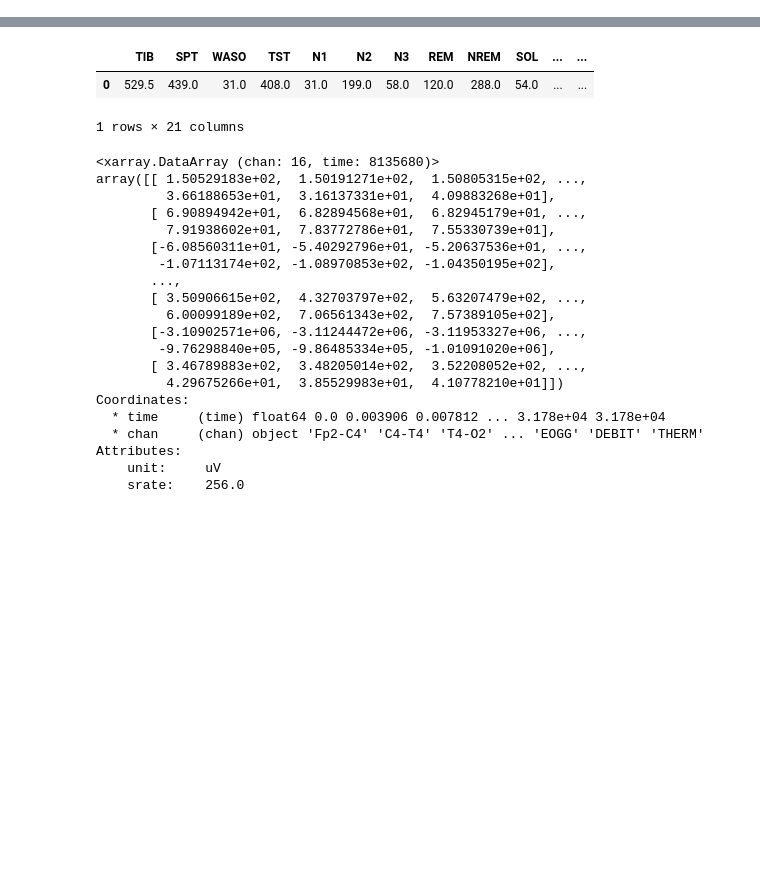
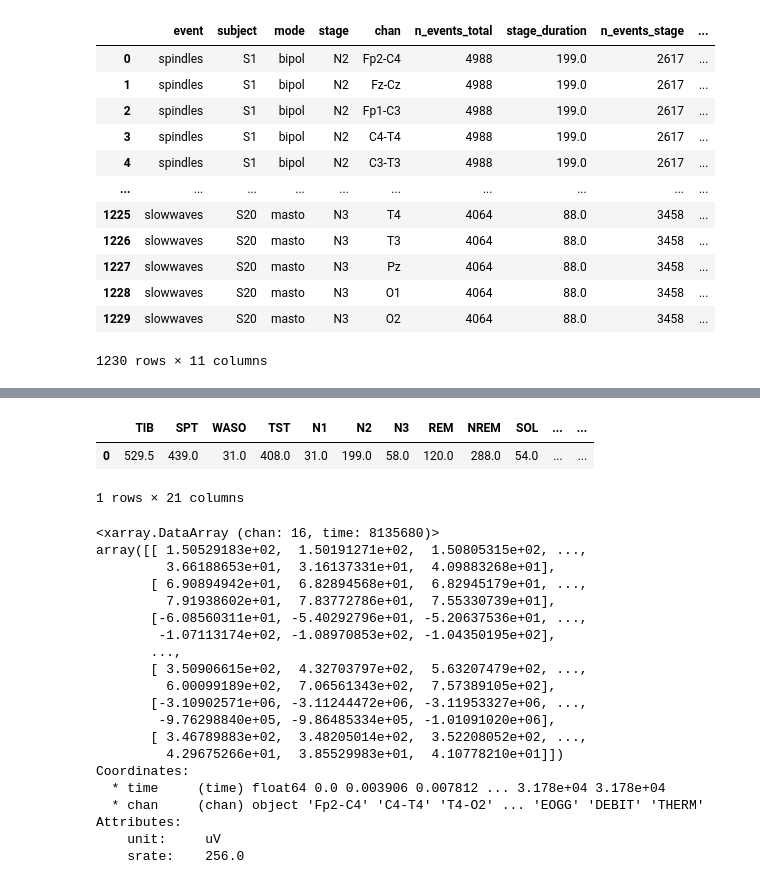
Before and after one commit to ValentinGhibaudo/Sleep_EEG_Respi, a Jupyter notebook: sandbox.ipynb, the cells around one changed output, grey strips where cells are left out. Cells and saved outputs as stored; diff of their text form; code cells hidden in the pictures; blank space fills up the shorter version.

Commit message:
commit pré slicing lights

```diff
--- a/sandbox.ipynb
+++ b/sandbox.ipynb
@@ -9,0 +16,12 @@ from params import *
+# %%
+rows = []
+for subject in subjects:
+    hypno_ia = pd.read_excel(f'../hypnos/hypno_{subject}.xlsx', index_col = 0)['str'].values
+    hypno_human = pd.read_csv(f'../autres/light_hypnos/Hypno{subject}.txt', sep = '\t', header = None)[2].values
+    if hypno_ia.size == hypno_human.size:
+        problem = '-'
+    else:
+        problem = 'MISMATCH'
+    rows.append([subject, hypno_ia.size, hypno_human.size, problem])
+hypnos = pd.DataFrame(rows, columns = ['sub','ia n epochs','human n epochs', 'problem ?'])
+hypnos.to_excel('../autres/mismatch_hypnogrammes.xlsx')
@@ -9,0 +48,3 @@ from params import *
+# %%
+def get_stage_duration(sleep_stats, subject, stage):
+    return sleep_stats.set_index('subject').loc[subject, stage]
@@ -9,0 +79,16 @@ from params import *
+# %%
+df_spindles_comparison
+# %% [output]
+|  | event | subject | mode | stage | chan | n_events_total | stage_duration | n_events_stage | ... |
+| 0 | spindles | S1 | bipol | N2 | Fp2-C4 | 4988 | 199.0 | 2617 | ... |
+| 1 | spindles | S1 | bipol | N2 | Fz-Cz | 4988 | 199.0 | 2617 | ... |
+| 2 | spindles | S1 | bipol | N2 | Fp1-C3 | 4988 | 199.0 | 2617 | ... |
+| 3 | spindles | S1 | bipol | N2 | C4-T4 | 4988 | 199.0 | 2617 | ... |
+| 4 | spindles | S1 | bipol | N2 | C3-T3 | 4988 | 199.0 | 2617 | ... |
+| ... | ... | ... | ... | ... | ... | ... | ... | ... | ... |
+| 1225 | slowwaves | S20 | masto | N3 | T4 | 4064 | 88.0 | 3458 | ... |
+| 1226 | slowwaves | S20 | masto | N3 | T3 | 4064 | 88.0 | 3458 | ... |
+| 1227 | slowwaves | S20 | masto | N3 | Pz | 4064 | 88.0 | 3458 | ... |
+| 1228 | slowwaves | S20 | masto | N3 | O1 | 4064 | 88.0 | 3458 | ... |
+| 1229 | slowwaves | S20 | masto | N3 | O2 | 4064 | 88.0 | 3458 | ... |
+1230 rows × 11 columns
```
Also changed, not shown: parts of 27 cells of this notebook, 16 other files.
